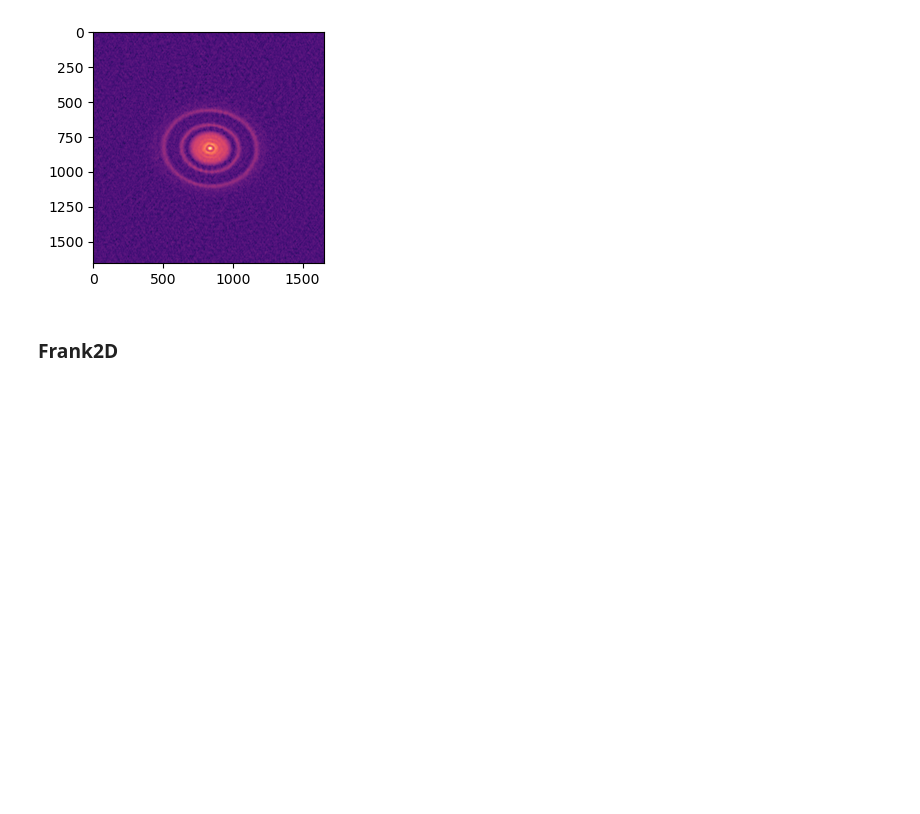
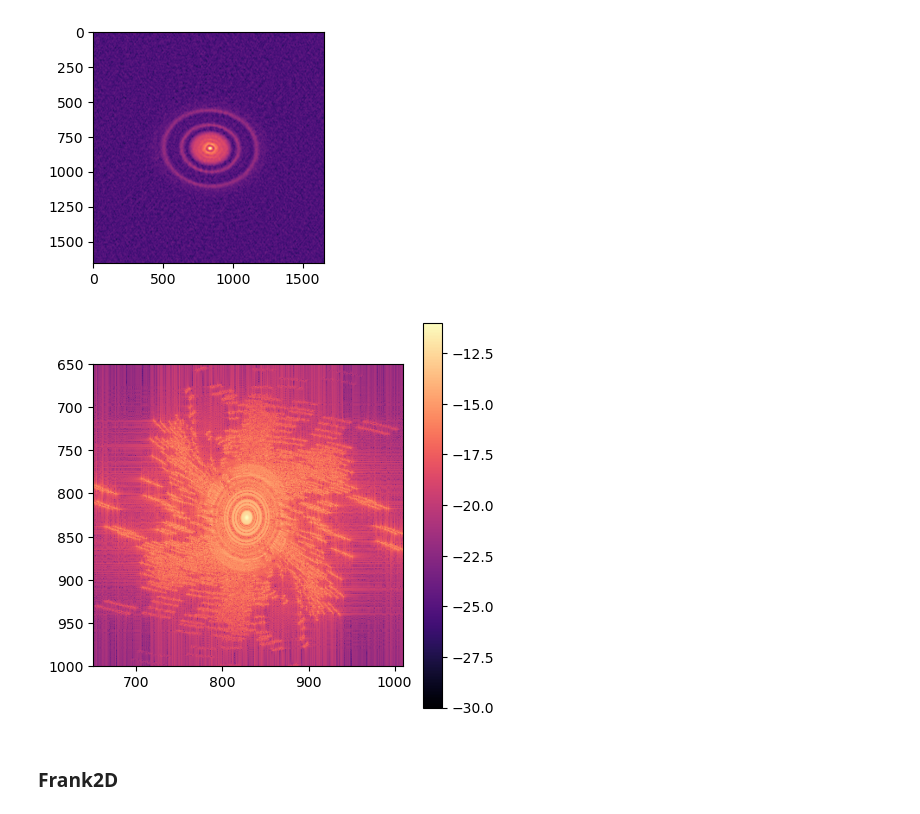
Before and after one commit to mariajmellado/frank2d, a Jupyter notebook: Notebooks/46_Testing_Frank2D_Oficial.ipynb, the cells around one changed output. Cells and saved outputs as stored; diff of their text form; code cells hidden in the pictures; blank space fills up the shorter version.

```diff
--- a/Notebooks/46_Testing_Frank2D_Oficial.ipynb
+++ b/Notebooks/46_Testing_Frank2D_Oficial.ipynb
@@ -63,8 +60,8 @@ Setting gridded data...
 # %%
 start_time = time.time()
 
-kernel_params =  {'m': -2, 'c': 1e8, 'l': 1e5}
-frank2d.fit(kernel_params = kernel_params, rtol = 1e-6 )
+kernel_params =  {'m': -2, 'c': 1e8, 'l': 7e4}
+frank2d.fit(kernel_params = kernel_params, rtol = 1e-8 )
 
 end_time = time.time()
 print(f"F2D model in {(end_time - start_time)/60:.2f} minutes.")
@@ -240,6 +212,15 @@ plt.imshow(clean_img, cmap ='magma', norm=norm)
 plt.show()
 # %% [output]
 [figure]
+# %%
+plt.figure(figsize=(5, 5))
+plt.imshow(np.log(np.abs(np.fft.fftshift(np.fft.ifft2(clean_img)))), cmap ='magma', vmax = -11, vmin = -30)
+plt.colorbar()
+plt.ylim(1000, 650)
+plt.xlim(650, 1010)
+plt.show()
+# %% [output]
+[figure, added]
 # %%
 data_clean = clean_img
 # %% [markdown]
```
Also changed, not shown: parts of 2 cells of this notebook, 17 other files.
